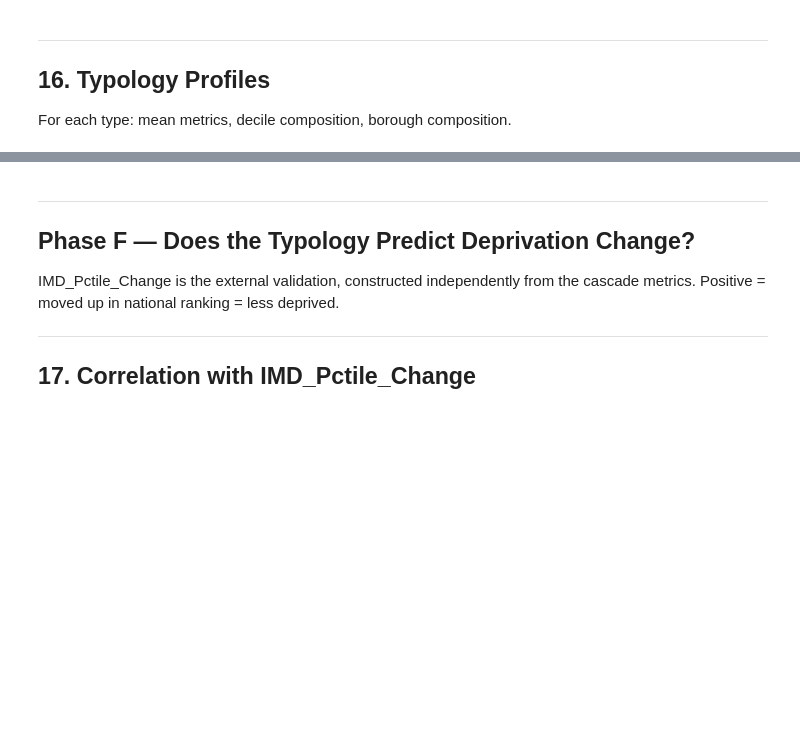
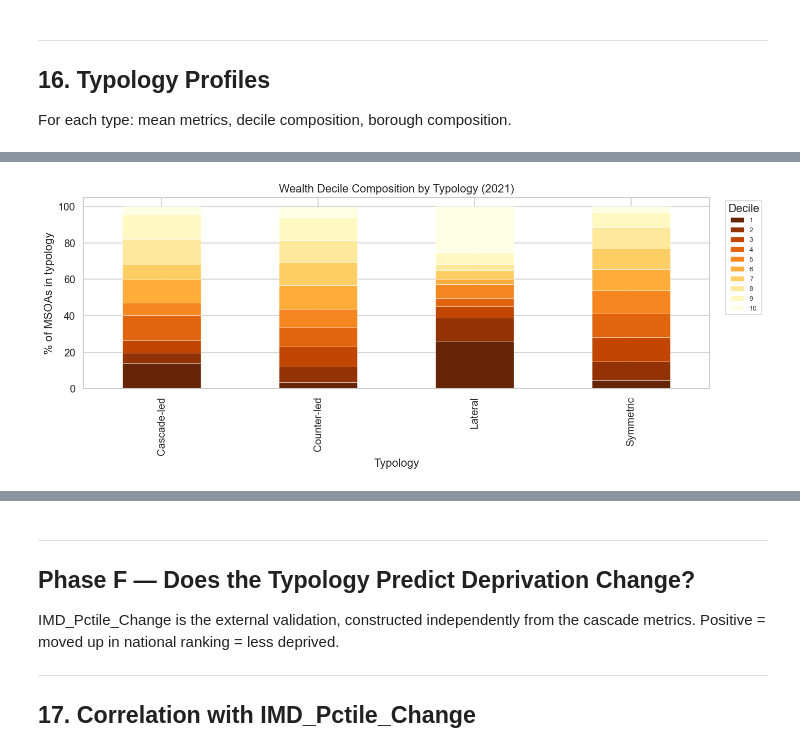
Before and after one commit to yxing82/CASA-Dissertation, a Jupyter notebook: script/eda_3_typology_validation_20260619.ipynb, the cells around one changed output, grey strips where cells are left out. Saved outputs shown, nothing was run; the diff lists cells and outputs as text; code cells hidden in the pictures; blank space fills up the shorter version.

```diff
--- a/script/eda_3_typology_validation_20260619.ipynb
+++ b/script/eda_3_typology_validation_20260619.ipynb
@@ -943,0 +1295,41 @@ Counter-led → Cascade-led   14       -0.0359         -0.0102
+# %%
+# =====================================================================
+# PANEL (d): Distinction between `Counter-led` and `Counter-positive`divergent
+# =====================================================================
+print('=' * 72)
+print('PANEL (d): Flow Anatomy by Typology × Concordance (2021)')
+print('=' * 72)
+print()
+print('  Columns: IW, OP (cascade);  OW, IP (counter-cascade)')
+print('           NC = Net_Cascade = IW−OP;  NCo = Net_Counter = OW−IP')
+print('           Dom = Cascade_Dominance;  N = count')
+print()
+
+df['_Typ_SC'] = df['Typology_21'] + ' | ' + df['Sign_Concordance_Detail_21']
+
+anatomy_cols = {
+    'Inflow_Wealthier_21':  'IW',
+    'Outflow_Poorer_21':    'OP',
+    'Outflow_Wealthier_21': 'OW',
+    'Inflow_Poorer_21':     'IP',
+    'Net_Cascade_21':       'NC',
+    'Net_Counter_21':       'NCo',
+    'Cascade_Dominance_21': 'Dom',
+}
+
+anat = df.groupby('_Typ_SC')[list(anatomy_cols.keys())].agg(['mean', 'count'])
+
+summary_rows = []
+for label in anat.index:
+    n = int(anat.loc[label, ('Inflow_Wealthier_21', 'count')])
+    row = {'Category': label, 'N': n}
+    for col, short in anatomy_cols.items():
+        row[short] = round(anat.loc[label, (col, 'mean')], 1)
+    summary_rows.append(row)
+
+summary = pd.DataFrame(summary_rows).set_index('Category')
+summary = summary[summary['N'] >= 3].sort_values('N', ascending=False)
+print(summary.to_string())
+print()
+
+df.drop(columns='_Typ_SC', inplace=True)
@@ -962,14 +1429,16 @@ print(profile.T.to_string())
 # %%
 # ── Decile composition per typology ────────────────────────────
 ct_decile = pd.crosstab(df['Typology_21'], df['Wealth_Decile'], normalize='index')
 ct_decile = (ct_decile * 100).round(1)
 
 fig, ax = plt.subplots(figsize=(12, 5))
 ct_decile.plot(kind='bar', stacked=True, cmap='YlOrBr_r', ax=ax, edgecolor='white', lw=0.3)
 ax.set_xlabel('Typology')
 ax.set_ylabel('% of MSOAs in typology')
 ax.set_title('Wealth Decile Composition by Typology (2021)')
-ax.legend(title='Decile', bbox_to_anchor=(1.02, 1), fontsize=8)
+ax.legend(title='Decile', bbox_to_anchor=(1.02, 1), loc='upper left', fontsize=8)
 plt.tight_layout()
-plt.savefig(OUTPUT_DIR / 'fig_15_typology_decile_composition.png')
+plt.savefig(OUTPUT_DIR / 'fig_15_typology_decile_composition.png', bbox_inches='tight')
 plt.show()
+# %% [output]
+[figure, added]
```
Also changed, not shown: parts of 13 cells of this notebook, 5 other files.
